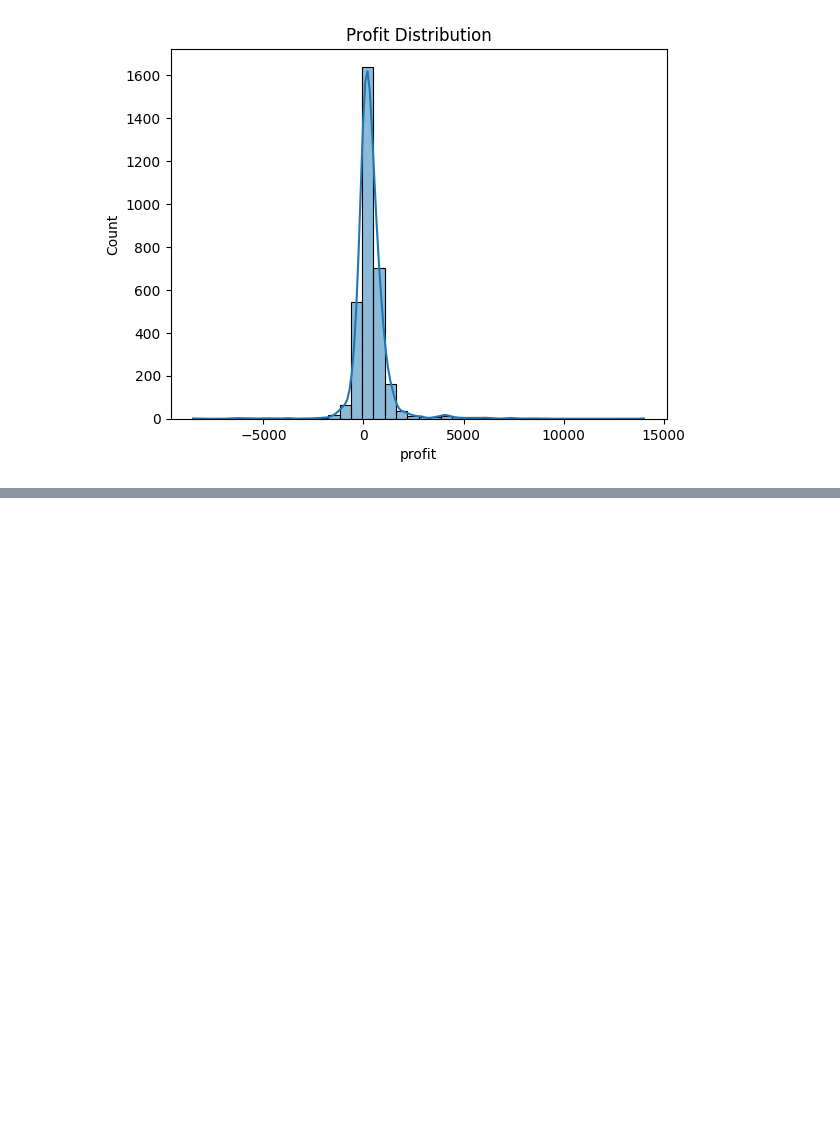
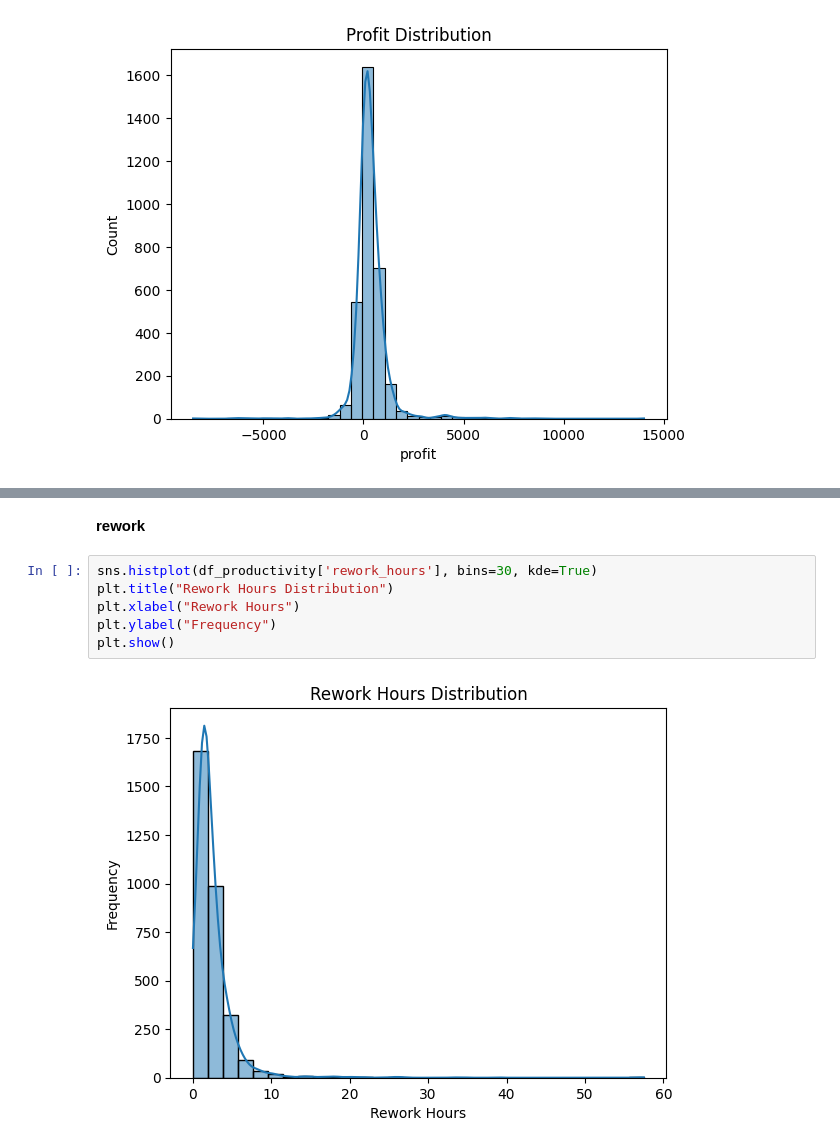
Before and after one commit to andreamammano89-maker/ML_Project_SEA_815441, a Jupyter notebook: main.ipynb, the cells around one changed output, grey strips where cells are left out. Cells and saved outputs as stored; diff of their text form; blank space fills up the shorter version.

```diff
--- a/main.ipynb
+++ b/main.ipynb
@@ -199,0 +270,10 @@ plt.show()
+# %% [markdown]
+**rework**
+# %%
+sns.histplot(df_productivity['rework_hours'], bins=30, kde=True)
+plt.title("Rework Hours Distribution")
+plt.xlabel("Rework Hours")
+plt.ylabel("Frequency")
+plt.show()
+# %% [output]
+[figure, added]
```
Also changed, not shown: parts of 9 cells of this notebook.
